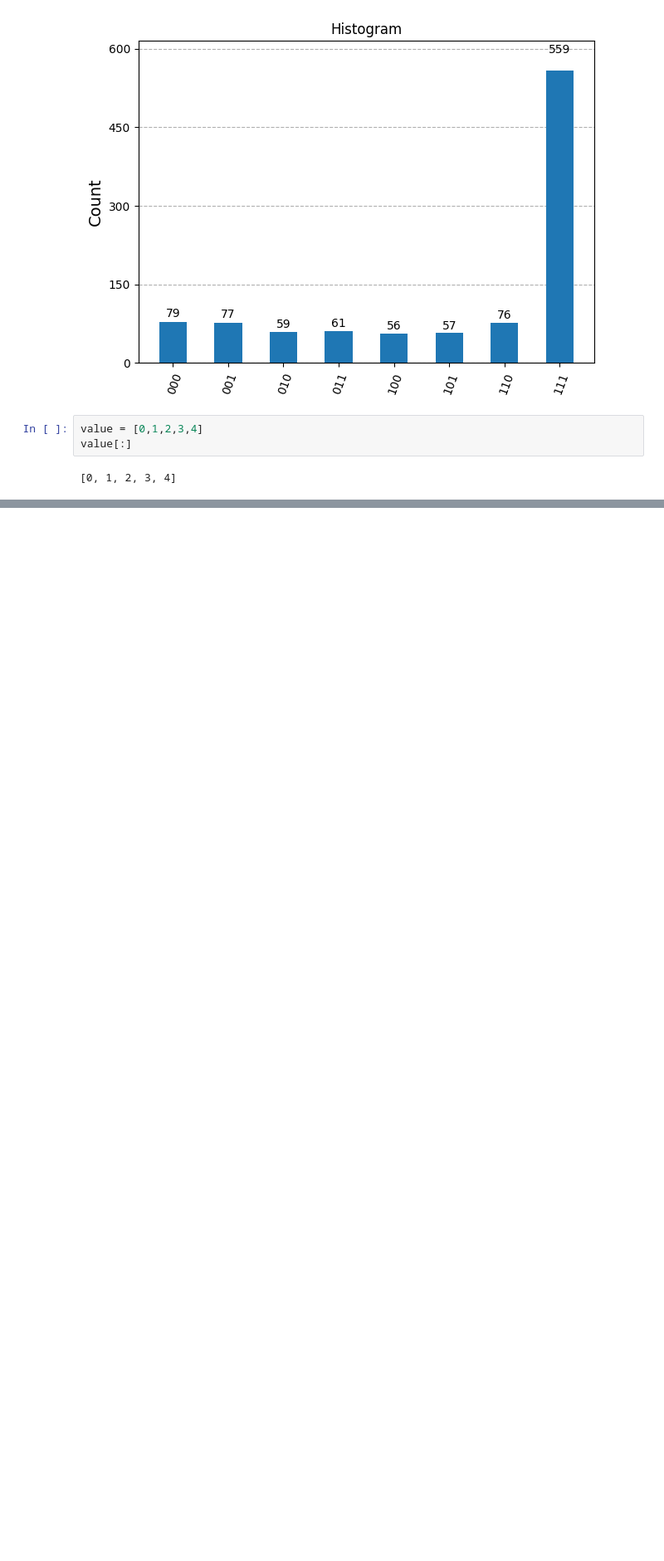
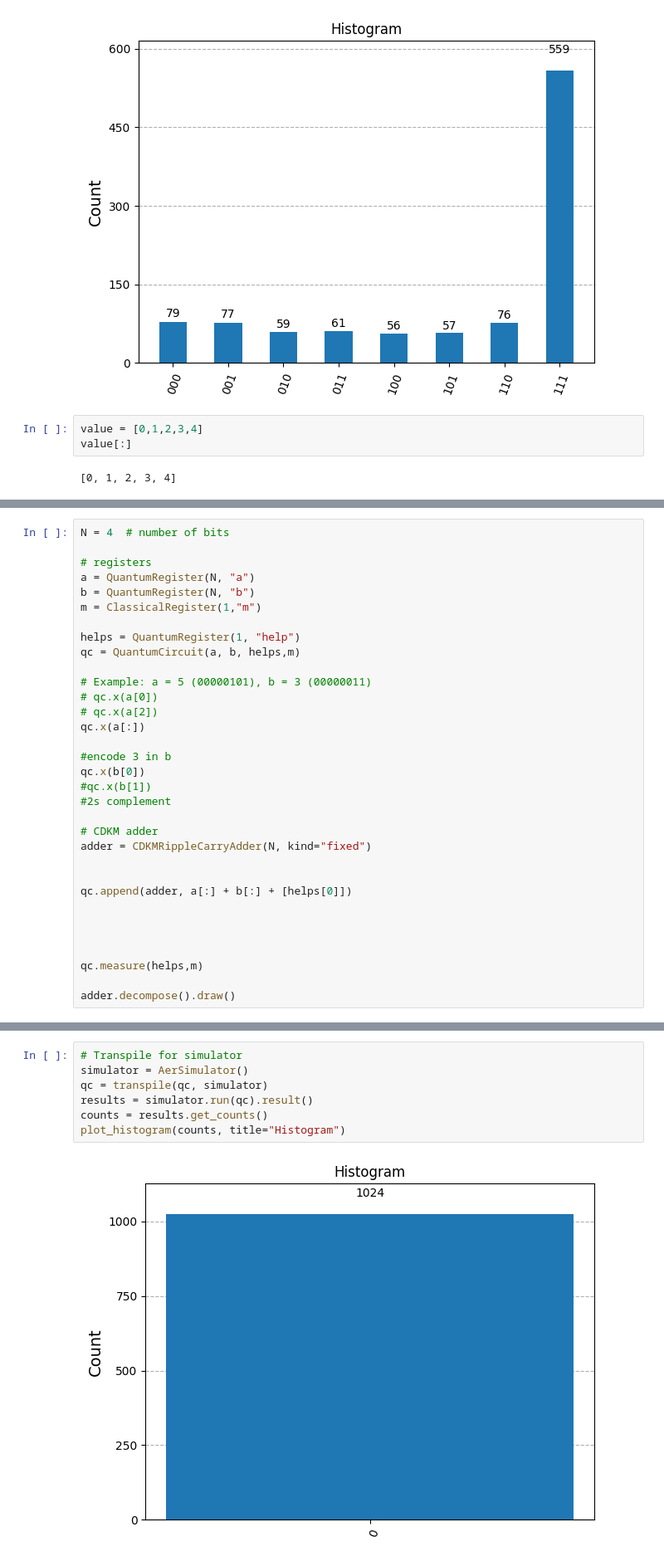
Before and after one commit to sebastianardelean/rqga-ddp, a Jupyter notebook: tests.ipynb, the cells around one changed output, grey strips where cells are left out. Shown at 83% size. Saved outputs shown, nothing was run; the diff lists cells and outputs as text; blank space fills up the shorter version.

```diff
--- a/tests.ipynb
+++ b/tests.ipynb
@@ -183,2 +185,35 @@ value[:-1]
 # %% [output]
 [0, 1, 2, 3]
+# %%
+N = 4  # number of bits
+
+# registers
+a = QuantumRegister(N, "a")
+b = QuantumRegister(N, "b")
+m = ClassicalRegister(1,"m")
+
+helps = QuantumRegister(1, "help")
+qc = QuantumCircuit(a, b, helps,m)
+
+# Example: a = 5 (00000101), b = 3 (00000011)
+# qc.x(a[0])
+# qc.x(a[2])
+qc.x(a[:])
+
+#encode 3 in b
+qc.x(b[0])
+#qc.x(b[1])
+#2s complement
+
+# CDKM adder
+adder = CDKMRippleCarryAdder(N, kind="fixed")
+
+
+qc.append(adder, a[:] + b[:] + [helps[0]])
+
+
+
+
+qc.measure(helps,m)
+
+adder.decompose().draw()
@@ -184,0 +260,9 @@ value[:-1]
+# %%
+# Transpile for simulator
+simulator = AerSimulator()
+qc = transpile(qc, simulator)
+results = simulator.run(qc).result()
+counts = results.get_counts()
+plot_histogram(counts, title="Histogram")
+# %% [output]
+[figure, added]
```
Also changed, not shown: parts of 5 cells of this notebook.
